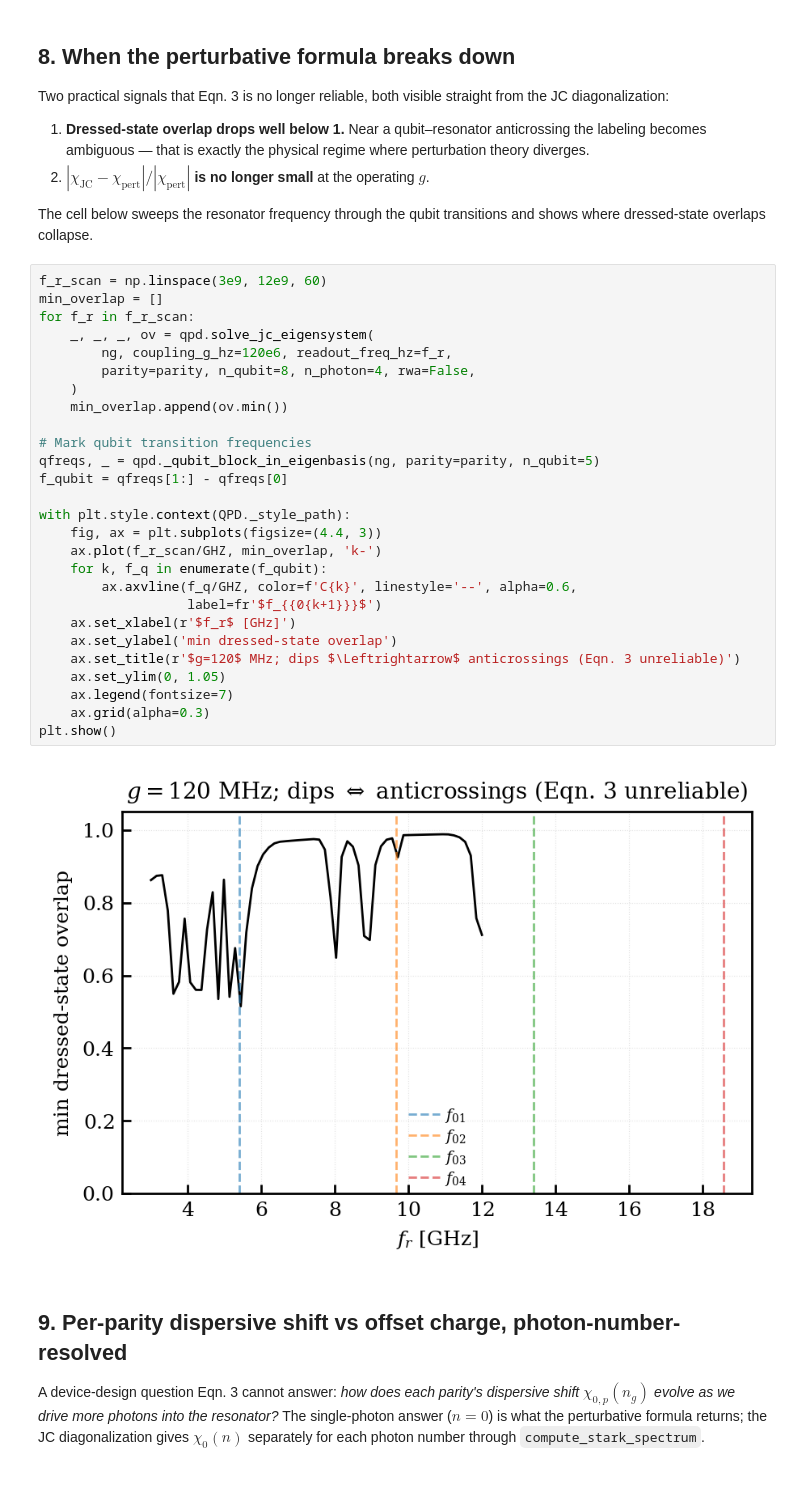
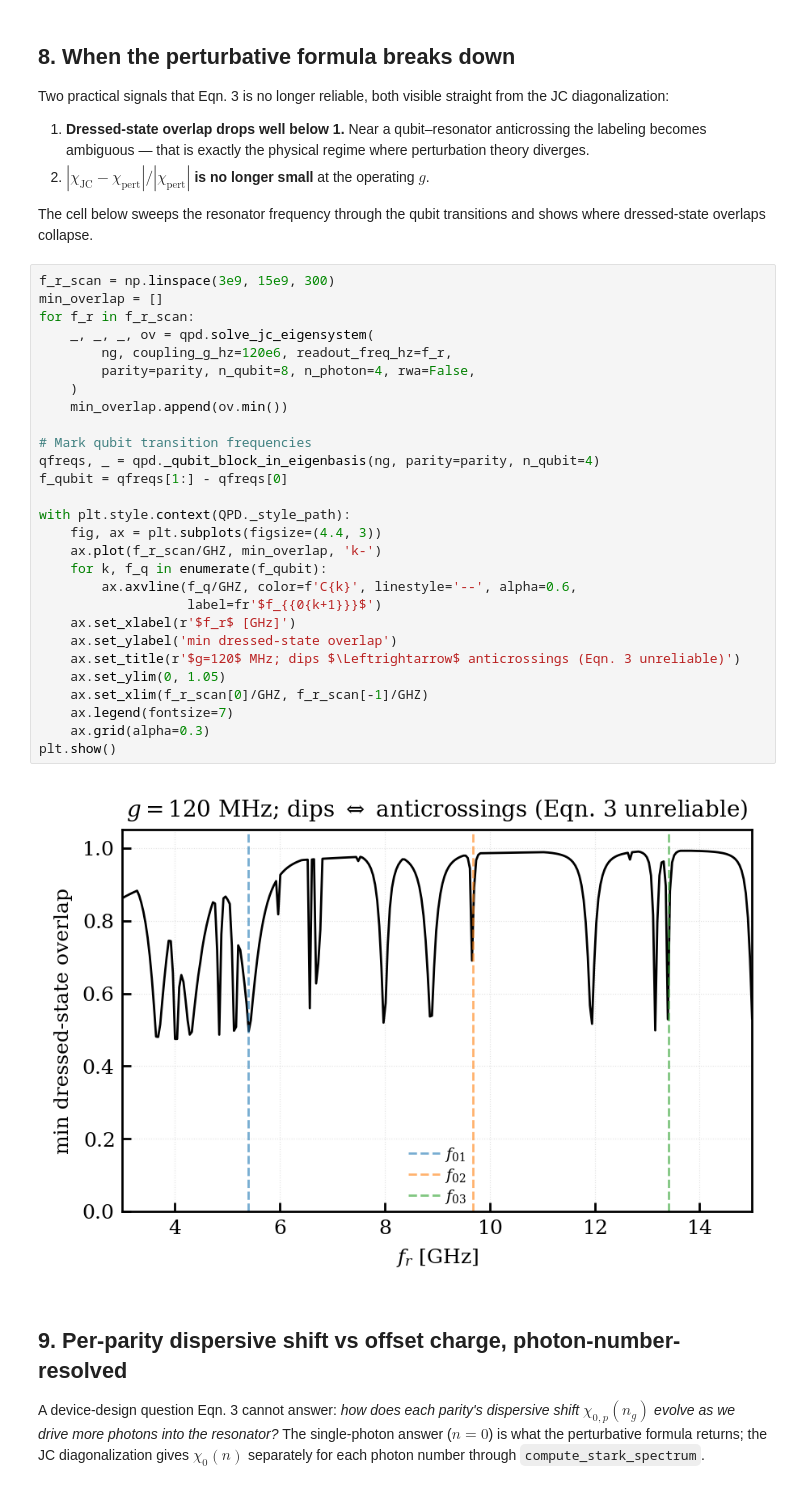
Before and after one commit to WashU-Astroparticle-Lab/qpd, a Jupyter notebook: notebooks/qpd_jc.ipynb, the cells around one changed output. Saved outputs shown, nothing was run; the diff lists cells and outputs as text.

```diff
--- a/notebooks/qpd_jc.ipynb
+++ b/notebooks/qpd_jc.ipynb
@@ -495,34 +495,35 @@ straight from the JC diagonalization:
 The cell below sweeps the resonator frequency through the qubit
 transitions and shows where dressed-state overlaps collapse.
 # %%
-f_r_scan = np.linspace(3e9, 12e9, 60)
+f_r_scan = np.linspace(3e9, 15e9, 300)
 min_overlap = []
 for f_r in f_r_scan:
     _, _, _, ov = qpd.solve_jc_eigensystem(
         ng, coupling_g_hz=120e6, readout_freq_hz=f_r,
         parity=parity, n_qubit=8, n_photon=4, rwa=False,
     )
     min_overlap.append(ov.min())
 
 # Mark qubit transition frequencies
-qfreqs, _ = qpd._qubit_block_in_eigenbasis(ng, parity=parity, n_qubit=5)
+qfreqs, _ = qpd._qubit_block_in_eigenbasis(ng, parity=parity, n_qubit=4)
 f_qubit = qfreqs[1:] - qfreqs[0]
 
 with plt.style.context(QPD._style_path):
     fig, ax = plt.subplots(figsize=(4.4, 3))
     ax.plot(f_r_scan/GHZ, min_overlap, 'k-')
     for k, f_q in enumerate(f_qubit):
         ax.axvline(f_q/GHZ, color=f'C{k}', linestyle='--', alpha=0.6,
                    label=fr'$f_{{0{k+1}}}$')
     ax.set_xlabel(r'$f_r$ [GHz]')
     ax.set_ylabel('min dressed-state overlap')
     ax.set_title(r'$g=120$ MHz; dips $\Leftrightarrow$ anticrossings (Eqn. 3 unreliable)')
     ax.set_ylim(0, 1.05)
+    ax.set_xlim(f_r_scan[0]/GHZ, f_r_scan[-1]/GHZ)
     ax.legend(fontsize=7)
     ax.grid(alpha=0.3)
 plt.show()
 # %% [output]
-[figure, old version]
+[figure, new version]
 # %% [markdown]
 ## 9. Per-parity dispersive shift vs offset charge, photon-number-resolved
 
```
Also changed, not shown: parts of 8 cells of this notebook.
